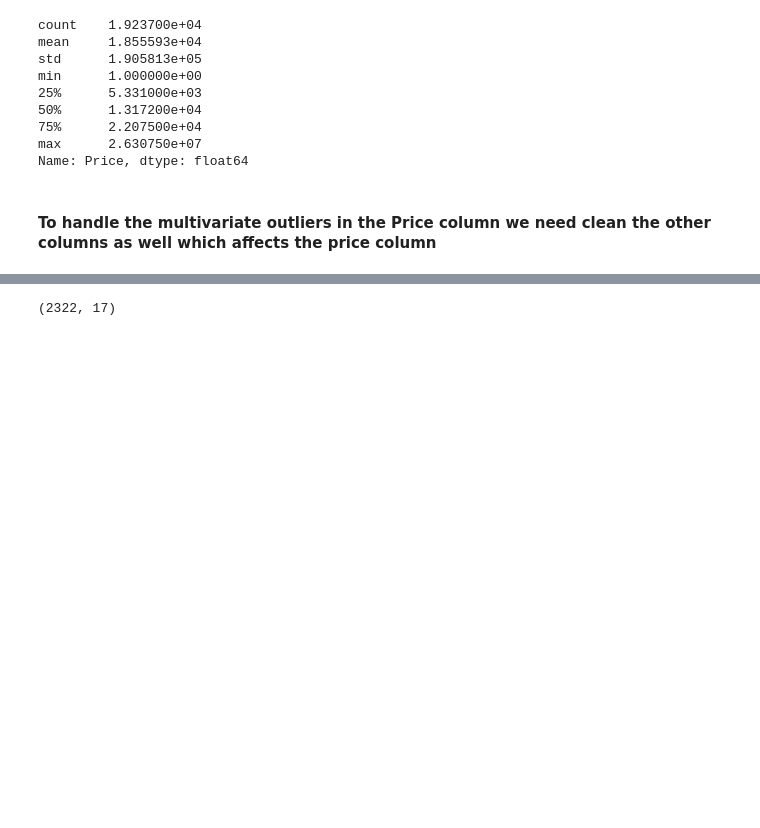
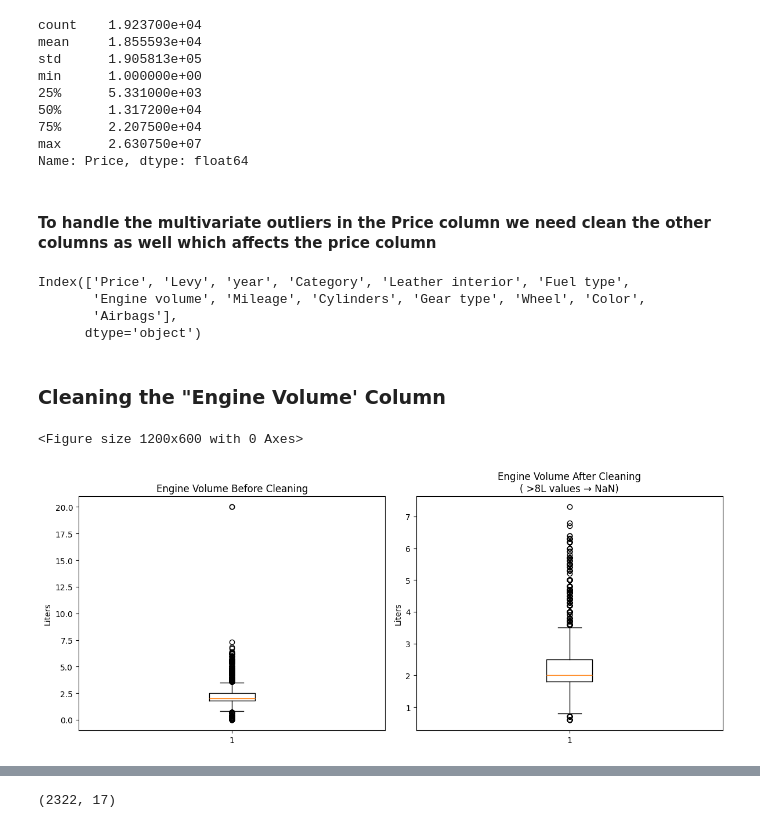
Before and after one commit to SumanGouda/Scikit-Learn-, a Jupyter notebook: PROJECT/CAR PRICE PREDICTION/car_price_prediction.ipynb, the cells around one changed output, grey strips where cells are left out. Drawn from its saved outputs; the diff is of its cells as text; code cells hidden in the pictures; blank space fills up the shorter version.

Commit message:
Made some data cleanign over the car price prediction project & tomorrow i need to clean the airbags column and price

```diff
--- a/PROJECT/CAR PRICE PREDICTION/car_price_prediction.ipynb
+++ b/PROJECT/CAR PRICE PREDICTION/car_price_prediction.ipynb
@@ -32,18 +28,44 @@ max      2.630750e+07
 Name: Price, dtype: float64
 # %% [markdown]
 #### To handle the multivariate outliers in the Price column we need clean the other columns as well which affects the price column
+# %%
+df.columns
+# %% [output]
+Index(['Price', 'Levy', 'year', 'Category', 'Leather interior', 'Fuel type',
+       'Engine volume', 'Mileage', 'Cylinders', 'Gear type', 'Wheel', 'Color',
+       'Airbags'],
+      dtype='object')
+# %% [markdown]
+### Cleaning the "Engine Volume' Column
 # %%
-# Cleanig the 'Engine_volume' column by removing 'Turbo' and converting to integer
-df['Engine Volume'] = df['Engine volume'].str.replace('Turbo', '').astype(float)
-df['Engine Type'] = df['Engine volume'].apply(lambda x: '1' if 'Turbo' in x else '0')
-df.drop('Engine volume', axis=1, inplace=True)
+# 1. FIRST: Create the 'Engine Type' column using the original string values
+df['Engine Type'] = df['Engine volume'].apply(lambda x: 1 if 'Turbo' in str(x) else 0)
 
-
-# Cleanign the leavy column & change the data type to int
-# df['Levy'] = df['Levy'].replace('-', np.nan)
-# df['Levy'] = df['Levy'].astype(float)
-
-# df['Levy'].isna().sum()
-
-# df['Levy_missing'] = df['Levy'].apply(lambda x: 1 if pd.isna(x) else 0)
-# df['Levy'].fillna(df['Levy'].median(), inplace=True)
+# 2. SECOND: Now clean the 'Engine volume' column by removing 'Turbo' and converting# Split the string by space and take the first part, then convert to float
+df['Engine volume'] = df['Engine volume'].str.split().str[0].astype(float)
+# %%
+plt.figure(figsize=(12, 6))
+
+# Create subplots for before/after comparison
+fig, (ax1, ax2) = plt.subplots(1, 2, figsize=(12, 5))
+
+# Store original data for plotting
+
+# Plot 1: Before cleaning
+ax1.boxplot(df['Engine volume'])
+ax1.set_title('Engine Volume Before Cleaning')
+ax1.set_ylabel('Liters')
+
+# Clean the data (properly)
+df.loc[(df['Engine volume'] > 8) | (df['Engine volume'] < 0.6), 'Engine volume'] = np.nan
+
+# Plot 2: After cleaning
+ax2.boxplot(df['Engine volume'][df['Engine volume'].notna()])
+ax2.set_title('Engine Volume After Cleaning\n( >8L values → NaN)')
+ax2.set_ylabel('Liters')
+
+plt.tight_layout()
+plt.show()
+# %% [output]
+<Figure size 1200x600 with 0 Axes>
+[figure, added]
```
Also changed, not shown: parts of 18 cells of this notebook, 1 other file.
